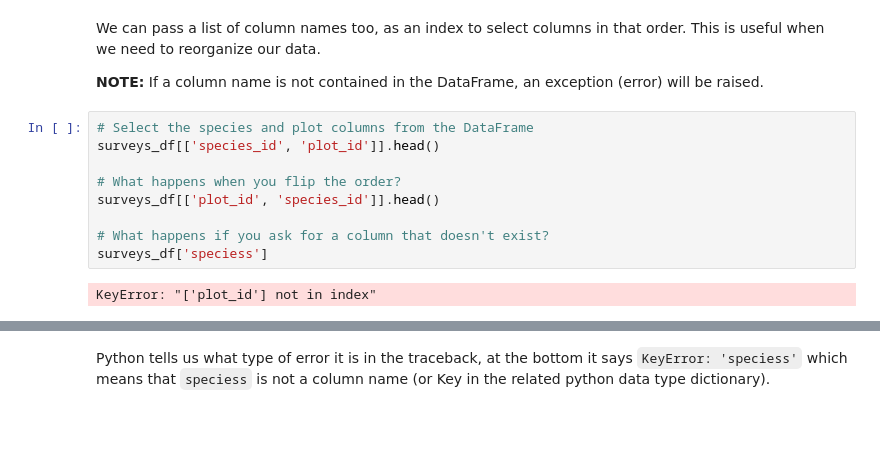
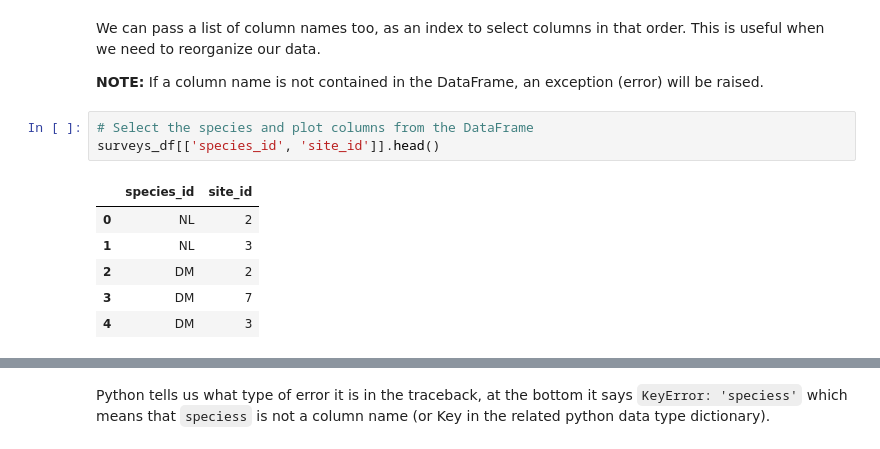
Before and after one commit to MonashDataFluency/python-workshop-base, a Jupyter notebook: workshops/docs/modules/notebooks/indexing.ipynb, the cells around one changed output, grey strips where cells are left out. Cells and saved outputs as stored; diff of their text form; blank space fills up the shorter version.

Commit message:
More tracebacks to markdown cells. Install pandas at top. Fix error `plot_id` should be `site_id`. More notes on notebook conventions, goals.

```diff
--- a/workshops/docs/modules/notebooks/indexing.ipynb
+++ b/workshops/docs/modules/notebooks/indexing.ipynb
@@ -80,12 +92,11 @@ order. This is useful when we need to reorganize our data.
 (error) will be raised.
 # %%
 # Select the species and plot columns from the DataFrame
-surveys_df[['species_id', 'plot_id']].head()
-
-# What happens when you flip the order?
-surveys_df[['plot_id', 'species_id']].head()
-
-# What happens if you ask for a column that doesn't exist?
-surveys_df['speciess']
+surveys_df[['species_id', 'site_id']].head()
 # %% [output]
-KeyError: "['plot_id'] not in index"
+|  | species_id | site_id |
+| 0 | NL | 2 |
+| 1 | NL | 3 |
+| 2 | DM | 2 |
+| 3 | DM | 7 |
+| 4 | DM | 3 |
```
Also changed, not shown: parts of 5 cells of this notebook, 2 other files.
